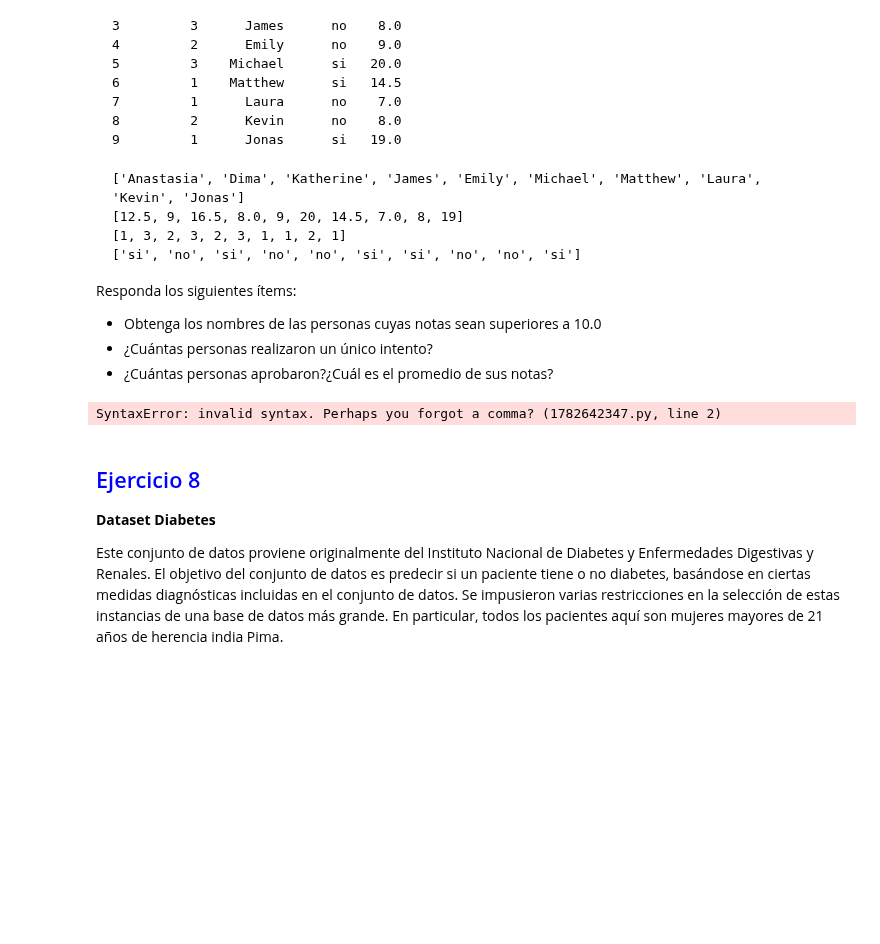
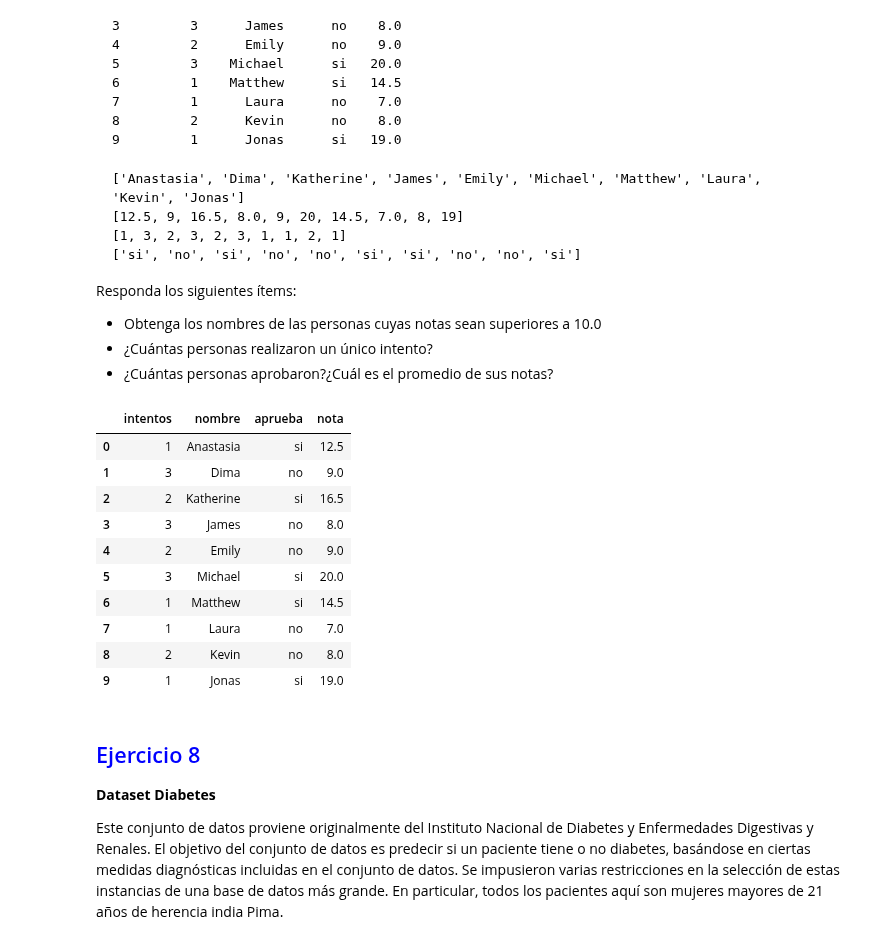
Before and after one commit to DinoMondino/IA, a Jupyter notebook: IntroduccionBibliotecas/Entregables_1_2024_1C.ipynb, the cells around one changed output. Drawn from its saved outputs; the diff is of its cells as text; code cells hidden in the pictures; blank space fills up the shorter version.

```diff
--- a/IntroduccionBibliotecas/Entregables_1_2024_1C.ipynb
+++ b/IntroduccionBibliotecas/Entregables_1_2024_1C.ipynb
@@ -296,16 +304,28 @@ Responda los siguientes ítems:
 - ¿Cuántas personas realizaron un único intento?
 - ¿Cuántas personas aprobaron?¿Cuál es el promedio de sus notas?
 # %%
-final = {
-    "Intentos" : pd.series([1,3,2,3,2,3,1,1,2,1])
-    "Nombre" : pd.series(["Anastasia", "Dima", "Katherine", "James", "Emily", "Michael", "Matthew", "Laura", "Kevin", "Jonas"])
-    "Aprueba" : pd.series(["si","no","si","no","no","si","si","no","no","si"])
-    "Nota" : pd.series([12.5,9,16.5,8,9,20,14.5,7,8,19])
+# Crear el DataFrame
+data = {
+    'intentos': [1, 3, 2, 3, 2, 3, 1, 1, 2, 1],
+    'nombre': ['Anastasia', 'Dima', 'Katherine', 'James', 'Emily', 'Michael', 'Matthew', 'Laura', 'Kevin', 'Jonas'],
+    'aprueba': ['si', 'no', 'si', 'no','no','si','si','no','no','si'],
+    "nota": [12.5,9.0,16.5,8.0 ,9.0 ,20.0 ,14.5 ,7.0 ,8.0 ,19]
 }
-final = pd.DataFrame(final)
-final
+
+df = pd.DataFrame(data)
+df
 # %% [output]
-SyntaxError: invalid syntax. Perhaps you forgot a comma? (1782642347.py, line 2)
+|  | intentos | nombre | aprueba | nota |
+| 0 | 1 | Anastasia | si | 12.5 |
+| 1 | 3 | Dima | no | 9.0 |
+| 2 | 2 | Katherine | si | 16.5 |
+| 3 | 3 | James | no | 8.0 |
+| 4 | 2 | Emily | no | 9.0 |
+| 5 | 3 | Michael | si | 20.0 |
+| 6 | 1 | Matthew | si | 14.5 |
+| 7 | 1 | Laura | no | 7.0 |
+| 8 | 2 | Kevin | no | 8.0 |
+| 9 | 1 | Jonas | si | 19.0 |
 # %% [markdown]
 <h2><font color="blue">Ejercicio 8</font></h2>
 
```
Also changed, not shown: parts of 1 cell of this notebook.
